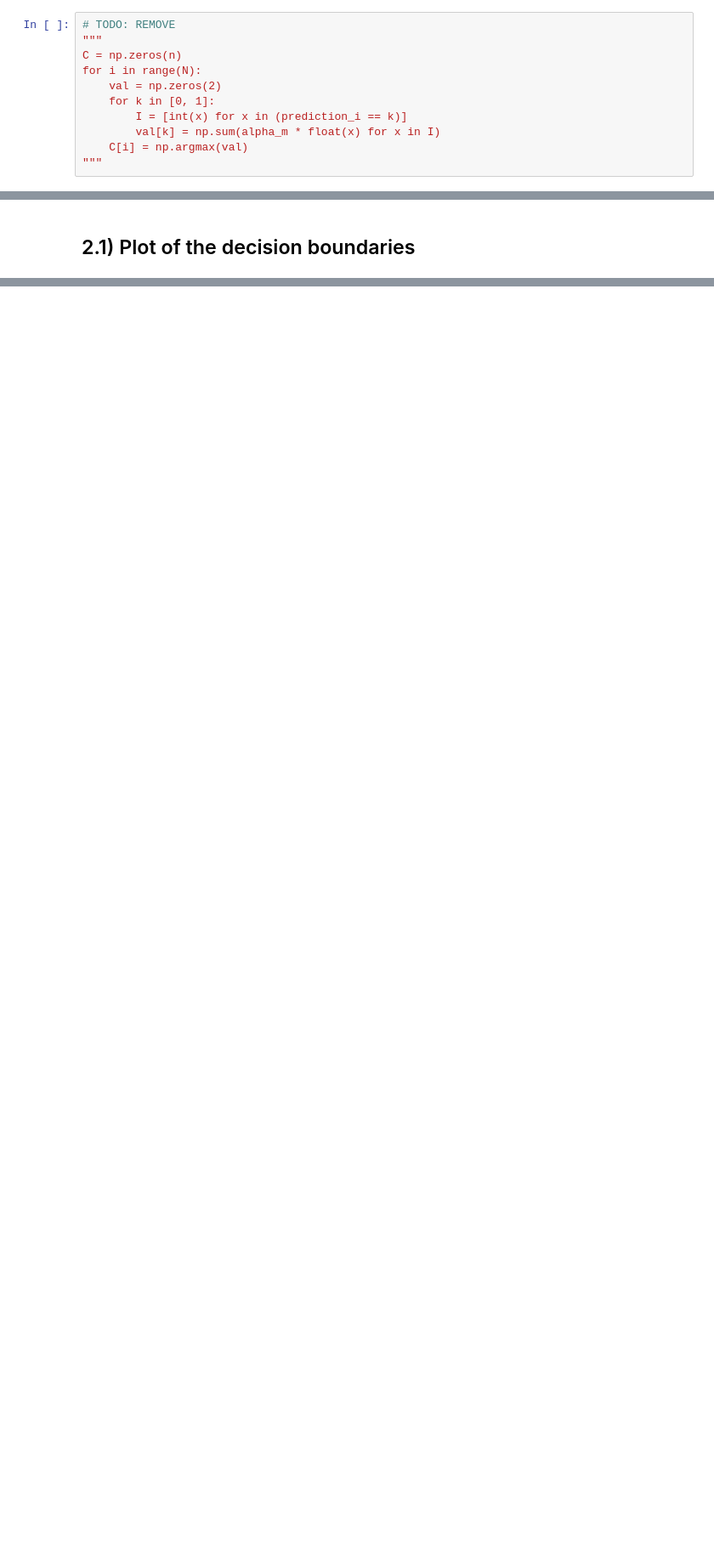
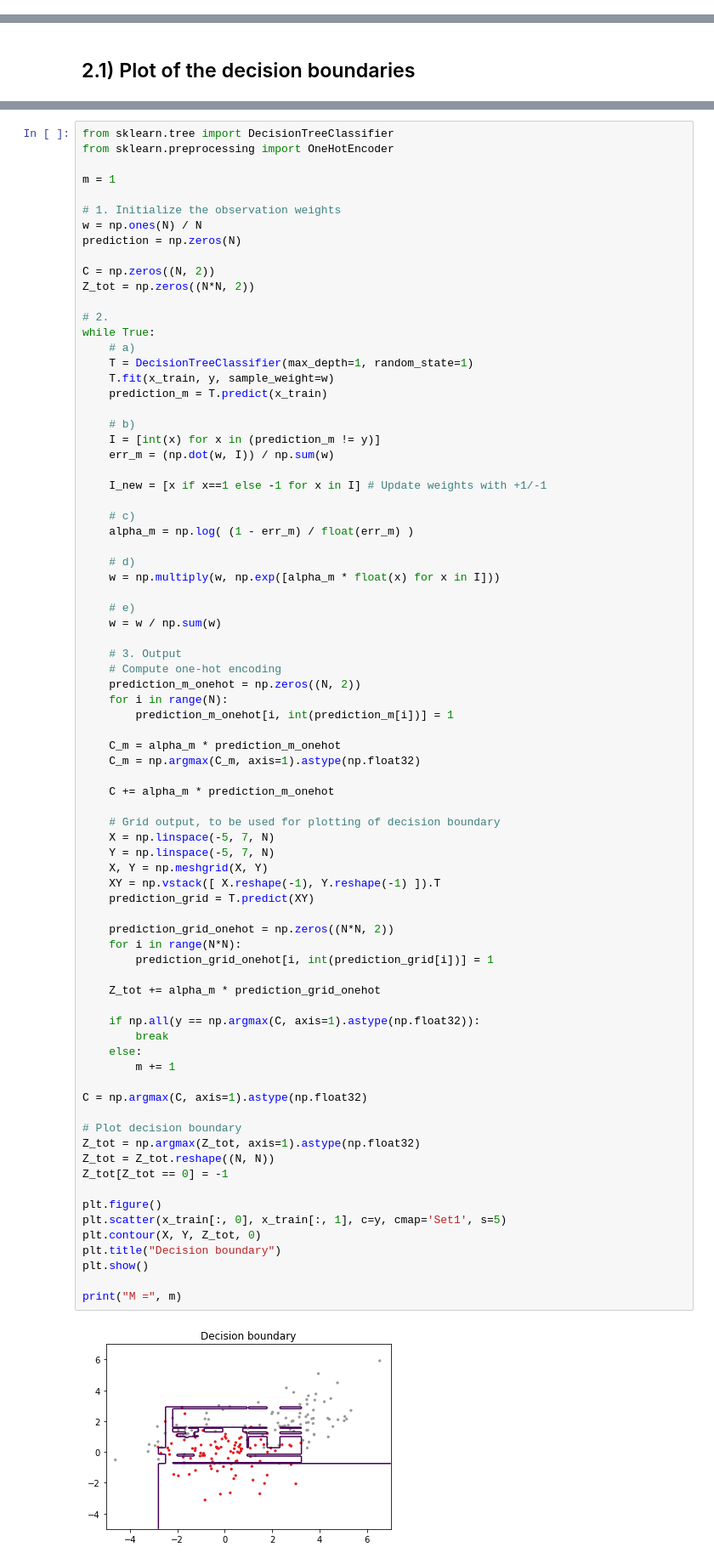
Before and after one commit to kongsgard/machine-learning, a Jupyter notebook: hw4/hw4.ipynb, the cells around one changed output, grey strips where cells are left out. Shown: that part at 85% size. Saved outputs shown, nothing was run; the diff lists cells and outputs as text; blank space fills up the shorter version.

```diff
--- a/hw4/hw4.ipynb
+++ b/hw4/hw4.ipynb
@@ -200,11 +243,0 @@ print(y)
-# %%
-# TODO: REMOVE
-"""
-C = np.zeros(n)
-for i in range(N):
-    val = np.zeros(2)
-    for k in [0, 1]:
-        I = [int(x) for x in (prediction_i == k)]
-        val[k] = np.sum(alpha_m * float(x) for x in I)
-    C[i] = np.argmax(val)
-"""
@@ -285,0 +253,80 @@ plt.show()
+# %%
+from sklearn.tree import DecisionTreeClassifier
+from sklearn.preprocessing import OneHotEncoder
+
+m = 1
+
+# 1. Initialize the observation weights
+w = np.ones(N) / N
+prediction = np.zeros(N)
+
+C = np.zeros((N, 2))
+Z_tot = np.zeros((N*N, 2))
+
+# 2.
+while True:
+    # a)
+    T = DecisionTreeClassifier(max_depth=1, random_state=1)
+    T.fit(x_train, y, sample_weight=w)
+    prediction_m = T.predict(x_train)
+
+    # b)
+    I = [int(x) for x in (prediction_m != y)]
+    err_m = (np.dot(w, I)) / np.sum(w)
+
+    I_new = [x if x==1 else -1 for x in I] # Update weights with +1/-1
+
+    # c)
+    alpha_m = np.log( (1 - err_m) / float(err_m) )
+
+    # d)
+    w = np.multiply(w, np.exp([alpha_m * float(x) for x in I]))
+
+    # e)
+    w = w / np.sum(w)
+
+    # 3. Output
+    # Compute one-hot encoding
+    prediction_m_onehot = np.zeros((N, 2))
+    for i in range(N):
+        prediction_m_onehot[i, int(prediction_m[i])] = 1
+
+    C_m = alpha_m * prediction_m_onehot
+    C_m = np.argmax(C_m, axis=1).astype(np.float32)
+
+    C += alpha_m * prediction_m_onehot
+
+    # Grid output, to be used for plotting of decision boundary
+    X = np.linspace(-5, 7, N)
+    Y = np.linspace(-5, 7, N)
+    X, Y = np.meshgrid(X, Y)
+    XY = np.vstack([ X.reshape(-1), Y.reshape(-1) ]).T
+    prediction_grid = T.predict(XY)
+
+    prediction_grid_onehot = np.zeros((N*N, 2))
+    for i in range(N*N):
+        prediction_grid_onehot[i, int(prediction_grid[i])] = 1
+
+    Z_tot += alpha_m * prediction_grid_onehot
+
+    if np.all(y == np.argmax(C, axis=1).astype(np.float32)):
+        break
+    else:
+        m += 1
+
+C = np.argmax(C, axis=1).astype(np.float32)
+
+# Plot decision boundary
+Z_tot = np.argmax(Z_tot, axis=1).astype(np.float32)
+Z_tot = Z_tot.reshape((N, N))
+Z_tot[Z_tot == 0] = -1
+
+plt.figure()
+plt.scatter(x_train[:, 0], x_train[:, 1], c=y, cmap='Set1', s=5)
+plt.contour(X, Y, Z_tot, 0)
+plt.title("Decision boundary")
+plt.show()
+
+print("M =", m)
+# %% [output]
+[figure, added]
```
Also changed, not shown: parts of 14 cells of this notebook, 1 other file.
